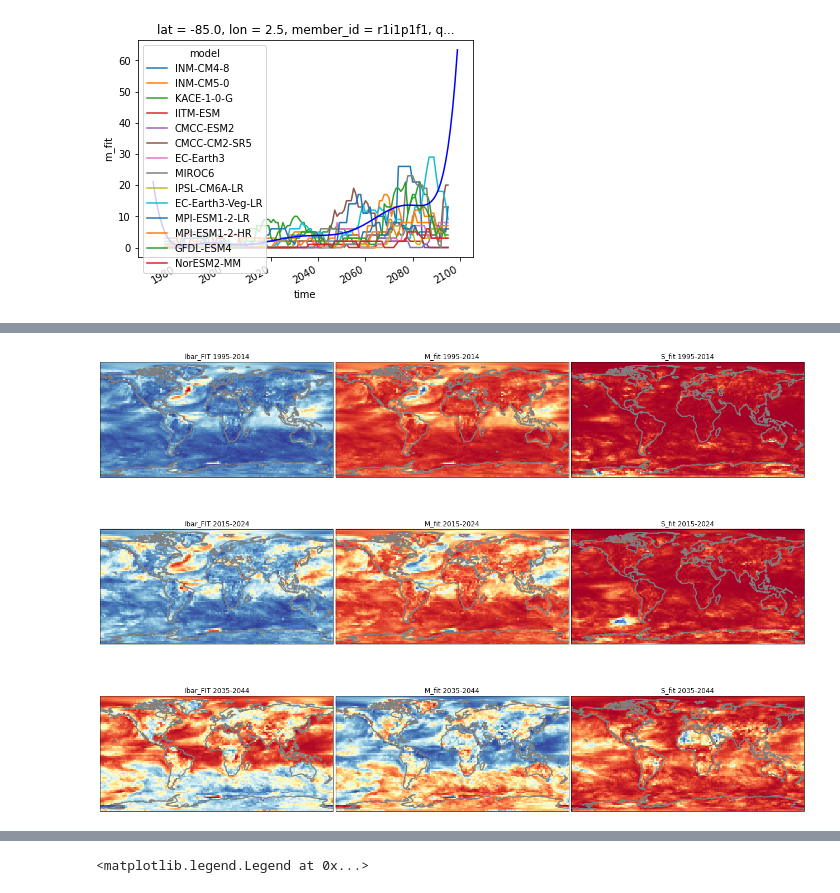
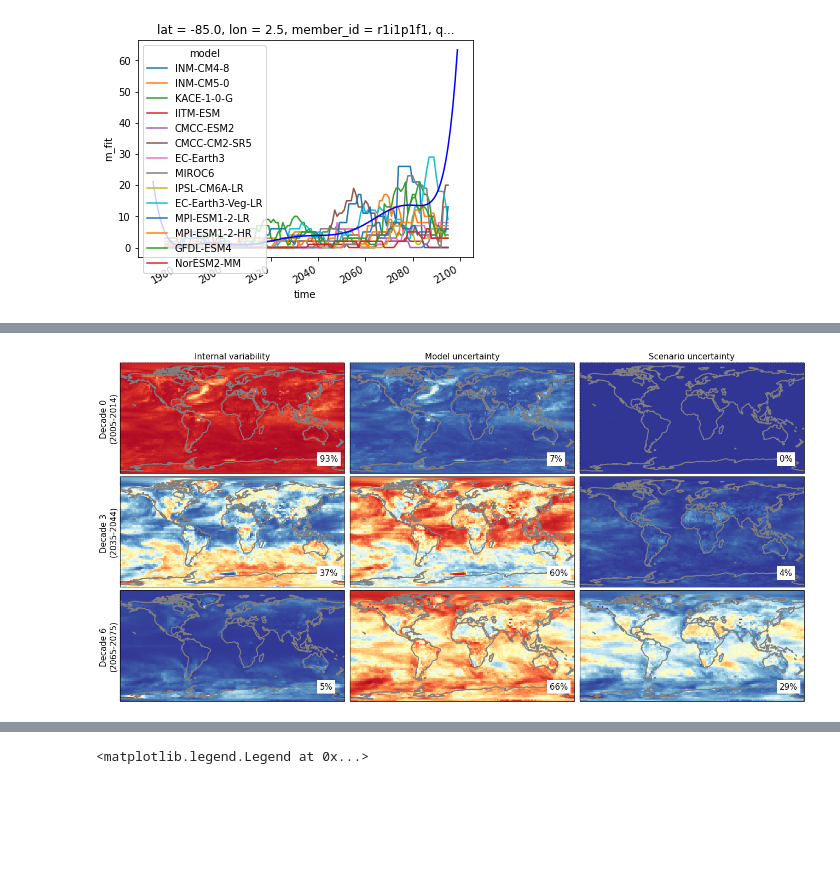
Before and after one commit to MackenzieBlanusa/InternalVariability, a Jupyter notebook: notebooks/ScenarioUncertainty_carla.ipynb, the cells around one changed output, grey strips where cells are left out. Drawn from its saved outputs; the diff is of its cells as text; code cells hidden in the pictures; blank space fills up the shorter version.

Commit message:
improved plot :)

```diff
--- a/notebooks/ScenarioUncertainty_carla.ipynb
+++ b/notebooks/ScenarioUncertainty_carla.ipynb
@@ -170,40 +190,70 @@ mmle_loaded.results['ibar_fit'].mean('scenario').plot()
+# %%
+time_1 = slice('2005', '2014')
+time_2 = slice('2035', '2044')
+time_3 = slice('2065', '2075')
+
+data = [
+results['ibar_fit_frac'].sel(time=time_1).mean('time'),
+results['m_fit_frac'].sel(time=time_1).mean('time'),
+results['s_fit_frac'].sel(time=time_1).mean('time'),
+
+results['ibar_fit_frac'].sel(time=time_2).mean('time'),
+results['m_fit_frac'].sel(time=time_2).mean('time'),
+results['s_fit_frac'].sel(time=time_2).mean('time'),
+
+results['ibar_fit_frac'].sel(time=time_3).mean('time'),
+results['m_fit_frac'].sel(time=time_3).mean('time'),
+results['s_fit_frac'].sel(time=time_3).mean('time'),
+
+]
 # %%
-fig, axes = plt.subplots(nrows=3, ncols=3, figsize=(25,18), subplot_kw=dict(projection=ccrs.PlateCarree()))
-colors =  'RdYlBu'
+results = mmle_loaded.results
+fig, axes = plt.subplots(nrows=3, ncols=3, figsize=(25,10), subplot_kw=dict(projection=ccrs.PlateCarree()))
+
+orig_map=plt.cm.RdYlBu
+reversed_map = orig_map.reversed()
+
 regions = ['USeast','USwest','iceland','europe','australia','tropics']
 proj = ccrs.PlateCarree()
-data = [
-(results['Ibar_FIT'].mean('scenario')/results['T_FIT']).sel(time=slice('1995', '2014')).mean('time'),
-(results['M_FIT'].mean('scenario')/results['T_FIT']).sel(time=slice('1995', '2014')).mean('time'),
-(results['S_FIT']/results['T_FIT']).sel(time=slice('1995', '2014')).mean('time'),
-
-(results['Ibar_FIT'].mean('scenario')/results['T_FIT']).sel(time=slice('2015', '2024')).mean('time'),
-(results['M_FIT'].mean('scenario')/results['T_FIT']).sel(time=slice('2015', '2024')).mean('time'),
-(results['S_FIT']/results['T_FIT']).sel(time=slice('2015', '2024')).mean('time'),
-
-(results['Ibar_FIT'].mean('scenario')/results['T_FIT']).sel(time=slice('2035', '2044')).mean('time'),
-(results['M_FIT'].mean('scenario')/results['T_FIT']).sel(time=slice('2035', '2044')).mean('time'),
-(results['S_FIT']/results['T_FIT']).sel(time=slice('2035', '2044')).mean('time'),
-
+titles = [
+    "Internal variability",
+    "Model uncertainty",
+    "Scenario uncertainty",
+    None,
+    None,
+    None,
+    None,
+    None,
+    None,
 ]
-titles = [
-    "Ibar_FIT 1995-2014",
-    "M_fit 1995-2014",
-    "S_fit 1995-2014",
-    "Ibar_FIT 2015-2024",
-    "M_fit 2015-2024",
-    "S_fit 2015-2024",
-    "Ibar_FIT 2035-2044",
-    "M_fit 2035-2044",
-    "S_fit 2035-2044",
+y_labels = [
+    'Decade 0 \n(2005-2014)',
+    None,
+    None,
+    'Decade 3 \n(2035-2044)',
+    None,
+    None,
+    'Decade 6 \n(2065-2075)',
+    None,
+    None,
 ]
-for ax, data, title in zip(axes.ravel(), data, titles):
+for ax, data_i, title, y_label in zip(axes.ravel(), data, titles, y_labels):
+    percentage = int(np.round((data_i.mean(('lat', 'lon'))*100).values))
     ax.coastlines(linewidth=2, color='gray')
-    data.plot(ax=ax, cmap=colors, add_colorbar=False,
+    data_i.plot(ax=ax, cmap=reversed_map,
+    vmin = 0, vmax = 1,
+    add_colorbar=False,
     )
-    ax.set_title(title)
-
-plt.subplots_adjust(left=0.2, bottom=0.2, wspace=0.01, hspace=0.05)
+    ax.set_title(title, fontsize=15)
+    ax.text(140, -70, f'{percentage}%', fontsize=15,
+        bbox={'facecolor': 'white',
+            'alpha': 1, 'pad': 5,
+            'edgecolor' : 'none'})
+    if y_label:
+        ax.text(-0.01, 0.5, y_label, fontsize=15, va='bottom', ha='center',
+                rotation='vertical', rotation_mode='anchor',
+                transform=ax.transAxes)
+plt.subplots_adjust(left=0.2, bottom=0.02, wspace=0, hspace=0.03)
 plt.show()
 # %% [output]
-[figure, old version]
+[figure, new version]
```
Also changed, not shown: parts of 27 cells of this notebook.
